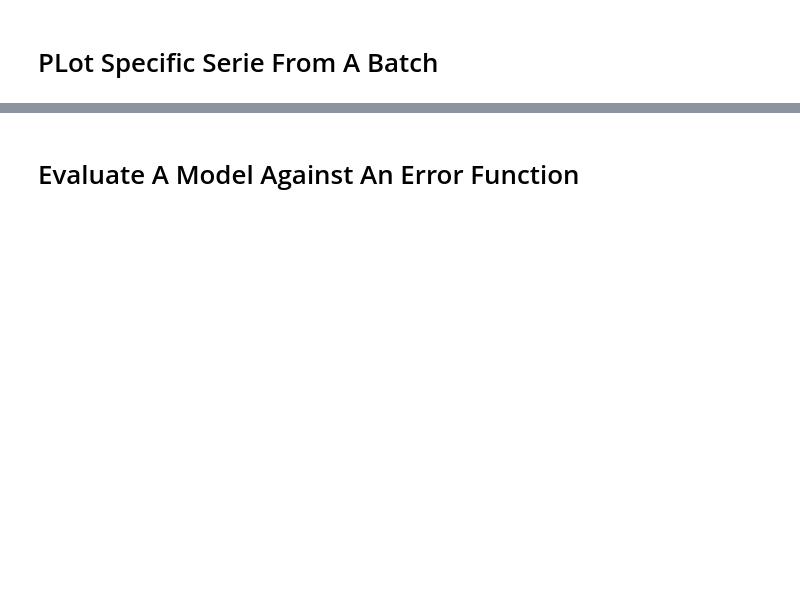
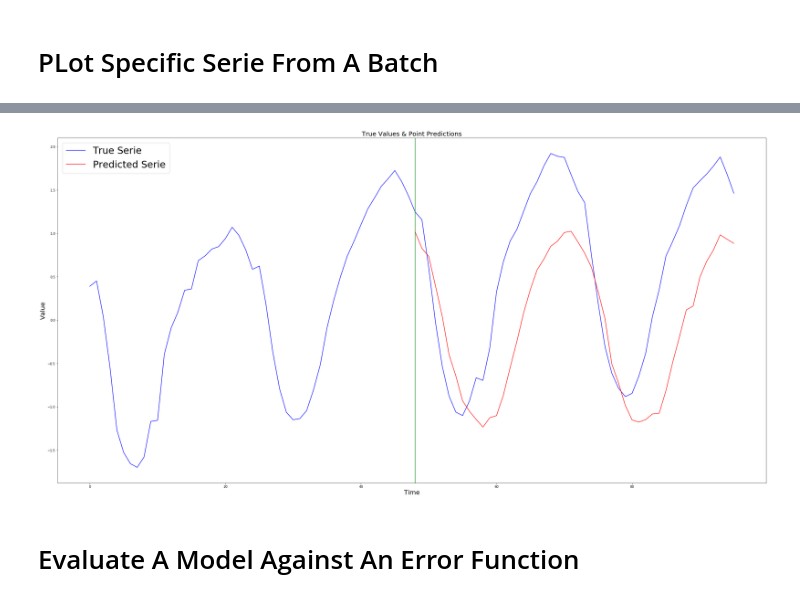
Before and after one commit to yamen23ali/m4-lstm, a Jupyter notebook: notebooks/Training and Evaluation ( Berken) .ipynb, the cells around one changed output, grey strips where cells are left out. Cells and saved outputs as stored; diff of their text form; code cells hidden in the pictures; blank space fills up the shorter version.

```diff
--- a/notebooks/Training and Evaluation ( Berken) .ipynb
+++ b/notebooks/Training and Evaluation ( Berken) .ipynb
@@ -133,3 +105,16 @@ NameError: name 'model' is not defined
+# %%
+IDX = 40
+X = test_x
+Y = test_y
+predictedY = model.predict(X)
+
+if FEATURES_NUMBER == 1:
+    X = X[:,:, np.newaxis]
+
+#============ Predict Test
+plot_serie_and_prediction(X[:,:,0], Y[:,:HORIZON], predictedY[:,:HORIZON], serie_indx=IDX)
+# %% [output]
+[figure, added]
 # %% [markdown]
 # Evaluate A Model Against An Error Function
 # %%
```
Also changed, not shown: parts of 10 cells of this notebook, 43 other files.
